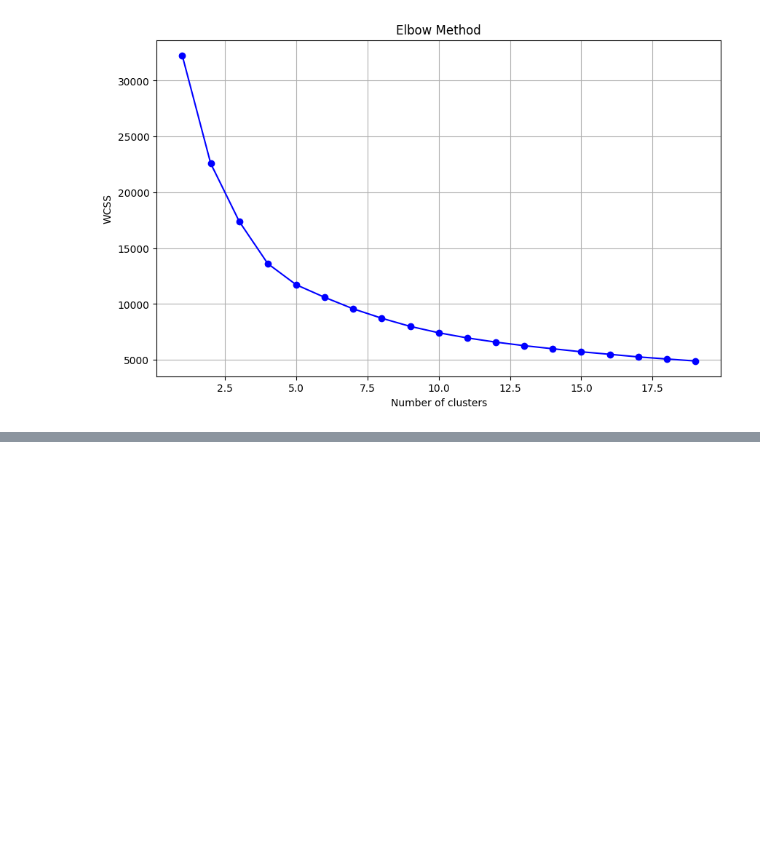
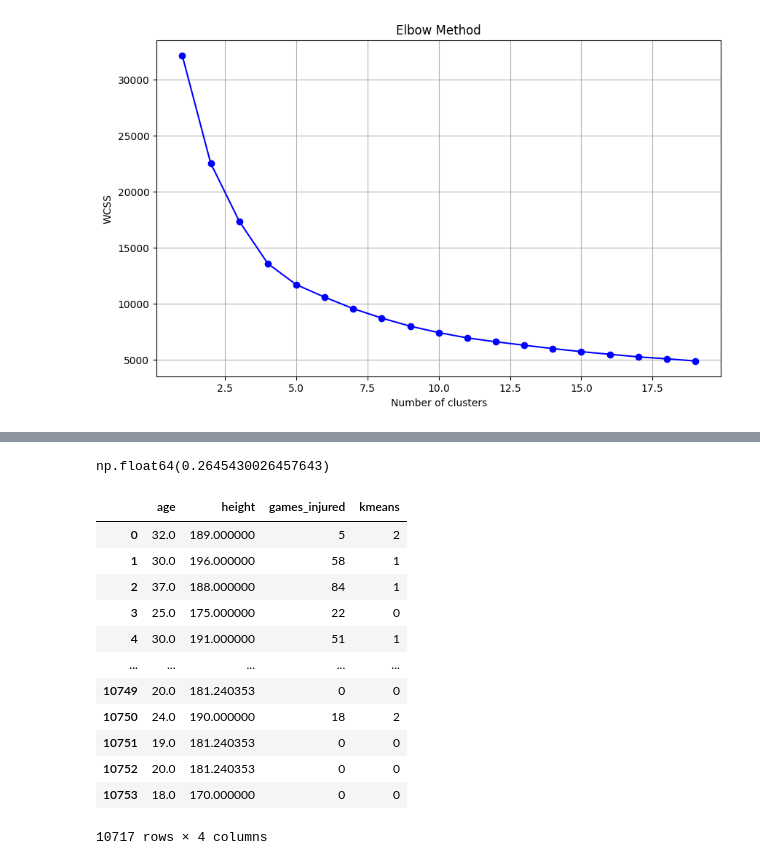
Before and after one commit to Ahmedbhassar/Usecase-7, a Jupyter notebook: EDA explain template.ipynb, the cells around one changed output, grey strips where cells are left out. Cells and saved outputs as stored; diff of their text form; code cells hidden in the pictures; blank space fills up the shorter version.

```diff
--- a/EDA explain template.ipynb
+++ b/EDA explain template.ipynb
@@ -3348,0 +3420,21 @@ X[X['kmeans'] == 2]
+# %%
+silhouette_avg = silhouette_score(X_scaled, clusters)
+silhouette_avg
+# %% [output]
+np.float64(0.2645430026457643)
+# %%
+X
+# %% [output]
+|  | age | height | games_injured | kmeans |
+| 0 | 32.0 | 189.000000 | 5 | 2 |
+| 1 | 30.0 | 196.000000 | 58 | 1 |
+| 2 | 37.0 | 188.000000 | 84 | 1 |
+| 3 | 25.0 | 175.000000 | 22 | 0 |
+| 4 | 30.0 | 191.000000 | 51 | 1 |
+| ... | ... | ... | ... | ... |
+| 10749 | 20.0 | 181.240353 | 0 | 0 |
+| 10750 | 24.0 | 190.000000 | 18 | 2 |
+| 10751 | 19.0 | 181.240353 | 0 | 0 |
+| 10752 | 20.0 | 181.240353 | 0 | 0 |
+| 10753 | 18.0 | 170.000000 | 0 | 0 |
+10717 rows × 4 columns
```
Also changed, not shown: parts of 62 cells of this notebook.
